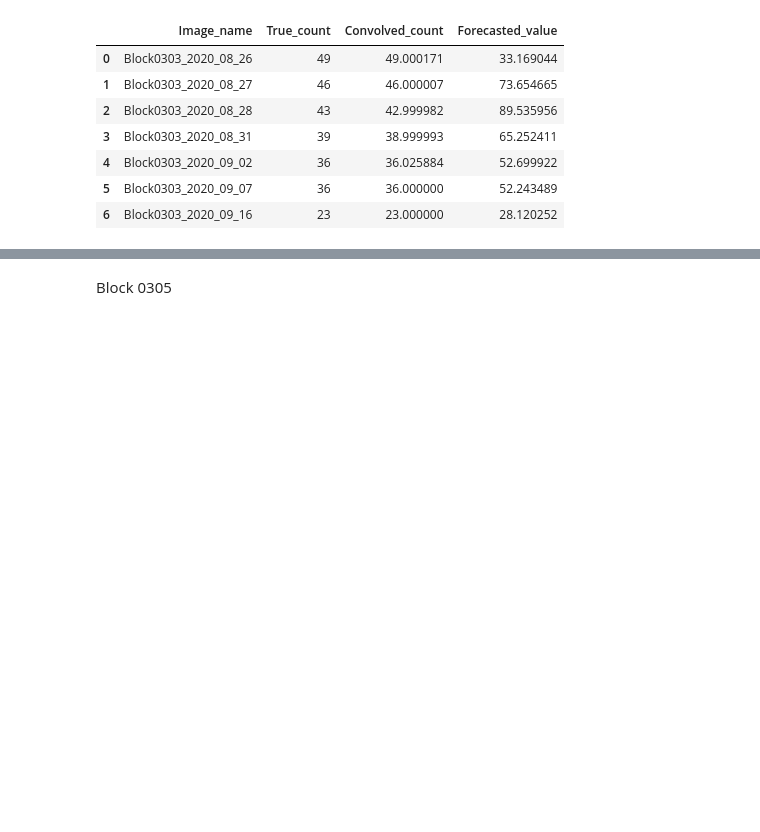
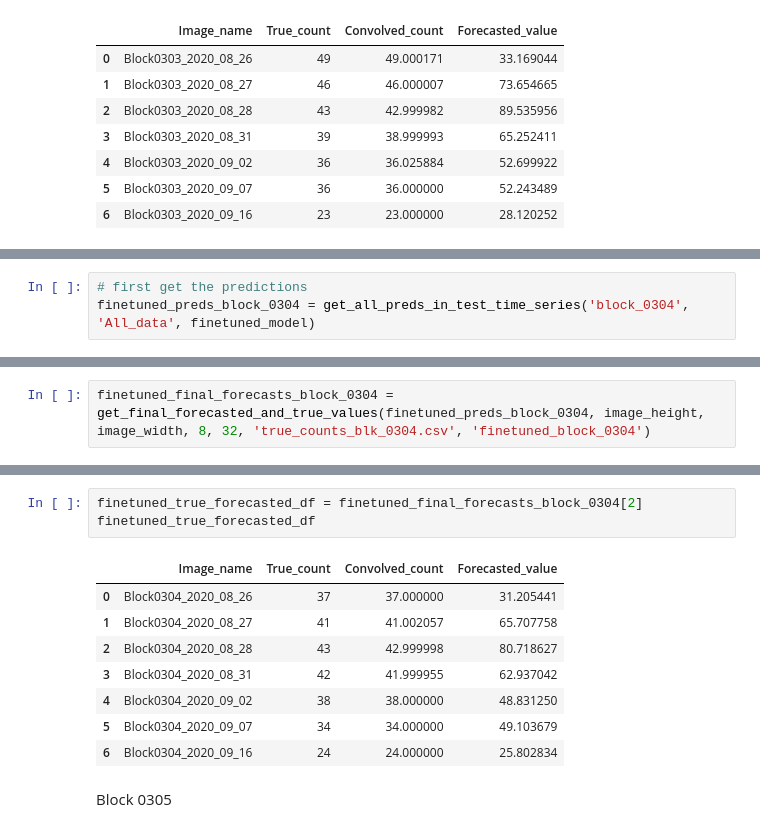
Before and after one commit to Gayara-Fernando/CNN_LSTM, a Jupyter notebook: 5_Predictions_with_pre_trained_model_all_blocks.ipynb, the cells around one changed output, grey strips where cells are left out. Drawn from its saved outputs; the diff is of its cells as text; blank space fills up the shorter version.

```diff
--- a/5_Predictions_with_pre_trained_model_all_blocks.ipynb
+++ b/5_Predictions_with_pre_trained_model_all_blocks.ipynb
@@ -853,0 +965,3 @@ finetuned_true_forecasted_df
+# %%
+# first get the predictions
+finetuned_preds_block_0304 = get_all_preds_in_test_time_series('block_0304', 'All_data', finetuned_model)
@@ -853,0 +974,2 @@ finetuned_true_forecasted_df
+# %%
+finetuned_final_forecasts_block_0304 = get_final_forecasted_and_true_values(finetuned_preds_block_0304, image_height, image_width, 8, 32, 'true_counts_blk_0304.csv', 'finetuned_block_0304')
@@ -854,3 +990,15 @@ finetuned_true_forecasted_df
+# %%
+finetuned_true_forecasted_df = finetuned_final_forecasts_block_0304[2]
+finetuned_true_forecasted_df
+# %% [output]
+|  | Image_name | True_count | Convolved_count | Forecasted_value |
+| 0 | Block0304_2020_08_26 | 37 | 37.000000 | 31.205441 |
+| 1 | Block0304_2020_08_27 | 41 | 41.002057 | 65.707758 |
+| 2 | Block0304_2020_08_28 | 43 | 42.999998 | 80.718627 |
+| 3 | Block0304_2020_08_31 | 42 | 41.999955 | 62.937042 |
+| 4 | Block0304_2020_09_02 | 38 | 38.000000 | 48.831250 |
+| 5 | Block0304_2020_09_07 | 34 | 34.000000 | 49.103679 |
+| 6 | Block0304_2020_09_16 | 24 | 24.000000 | 25.802834 |
 # %% [markdown]
 Block 0305
 # %% [markdown]
```
Also changed, not shown: parts of 68 cells of this notebook, 2 other files.
